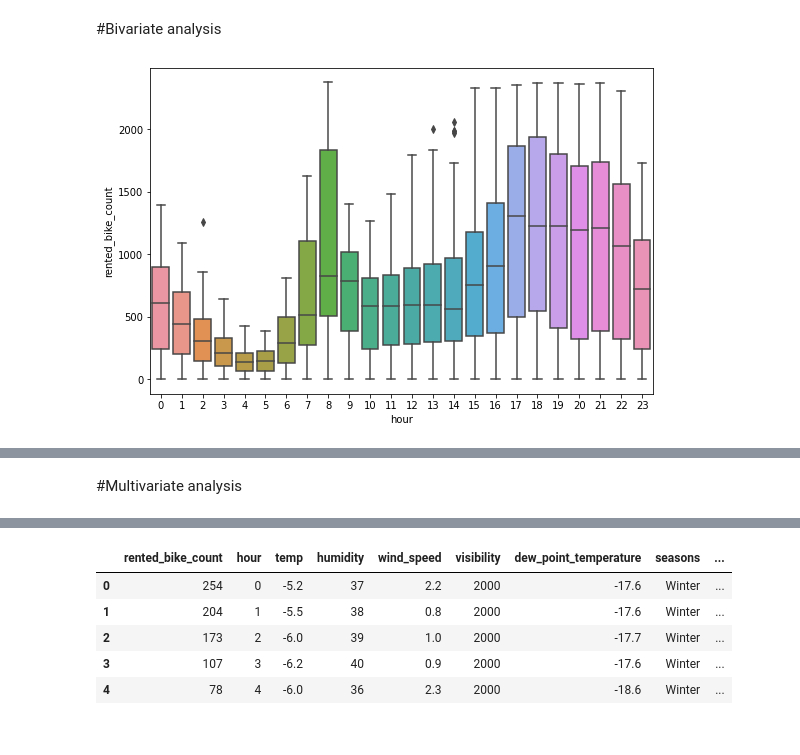
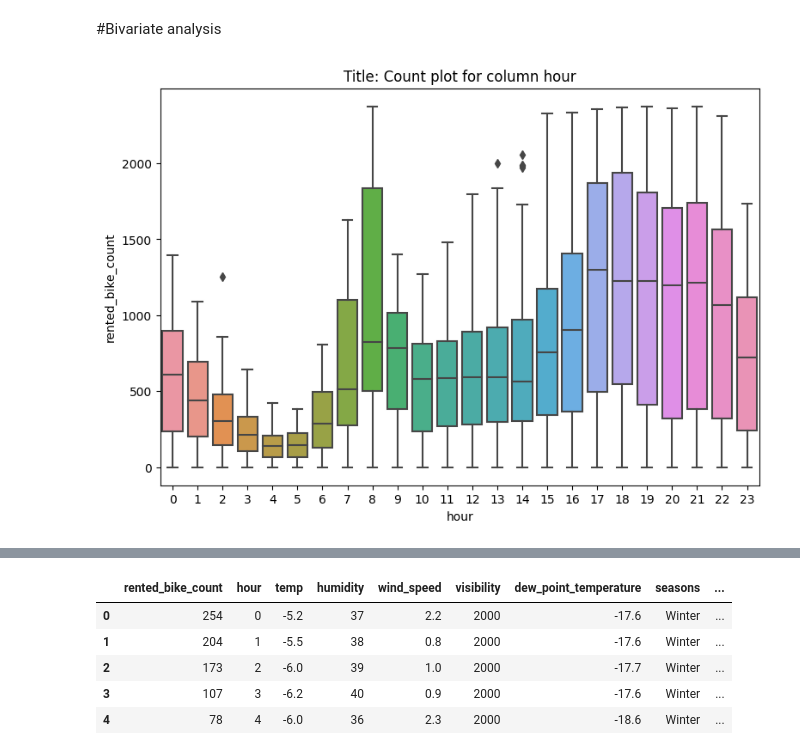
Before and after one commit to chandrakar-shubham/Bike-Sharing-Demand-Prediction--ML-regression-Project, a Jupyter notebook: Bike_Sharing_Demand_Prediction_Capstone_Project.ipynb, the cells around one changed output, grey strips where cells are left out. Drawn from its saved outputs; the diff is of its cells as text; code cells hidden in the pictures.

```diff
--- a/Bike_Sharing_Demand_Prediction_Capstone_Project.ipynb
+++ b/Bike_Sharing_Demand_Prediction_Capstone_Project.ipynb
@@ -715,6 +644,3 @@ categorical_features
  'day',
  'month',
  'week_day']
-# %%
-categorical_features
-categorical_features.pop(0)
@@ -726,0 +647,8 @@ categorical_features.pop(0)
+# %%
+# removing date from this list
+
+categorical_features
+
+categorical_features.remove('date')
+
+print(categorical_features)
@@ -729,5 +659,7 @@ categorical_features.pop(0)
 
 for col in numerical_features:
   sns.displot(df[col])
-  plt.title(f'Title: Distribution plot for {col} with skew {round(df[col].skew(),2)}')
+  plt.title(f'Title: Distribution plot for column {col} with skew {round(df[col].skew(),2)}')
+  plt.show()
+  print('\n')
 # %% [output]
@@ -741,7 +673,9 @@ for col in numerical_features:
 #check distribution of all categorical features
 
 for col in categorical_features:
-  plt.figure(figsize=(9,6))
-  sns.countplot(df[col])
+  plt.figure(figsize=(8,4))
+  plt.title(f'Title: Count plot for column {col}')
+  sns.countplot(x = df[col])
   plt.show()
+  print('\n')
 # %% [output]
@@ -782,9 +691,11 @@ memory usage: 1006.3+ KB
 # %%
 #check relation between categorical features and dependent variable
 
 for col in categorical_features:
   plt.figure(figsize=(9,6))
+  plt.title(f'Title: Count plot for column {col}')
   sns.boxplot(x=df[col],y='rented_bike_count',data=df)
+  print('\n')
   plt.show()
 # %% [output]
-[figure, old version]
+[figure, new version]
@@ -797,2 +707,0 @@ for col in categorical_features:
-# %% [markdown]
-#Multivariate analysis
```
Also changed, not shown: parts of 170 cells of this notebook.
